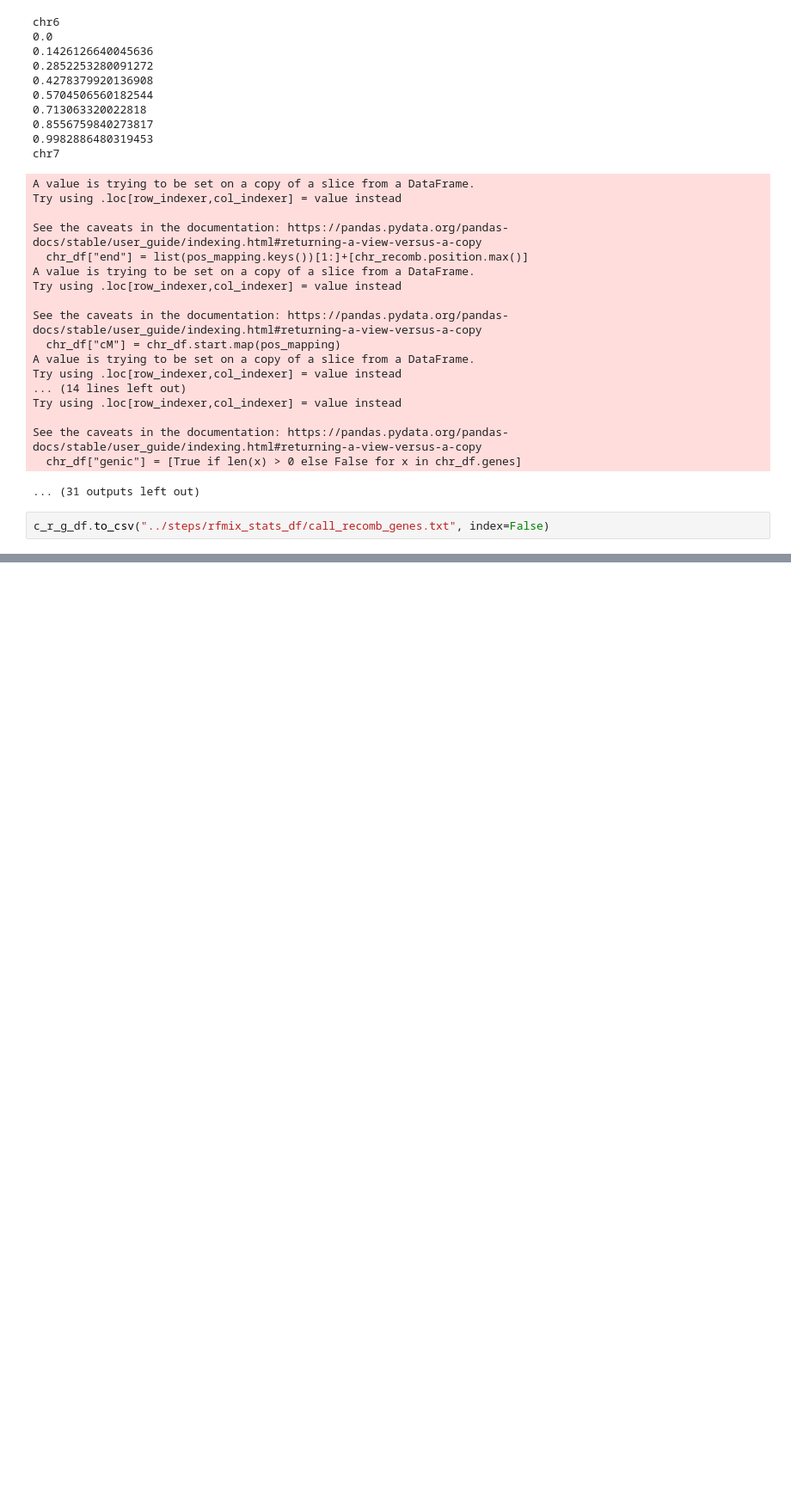
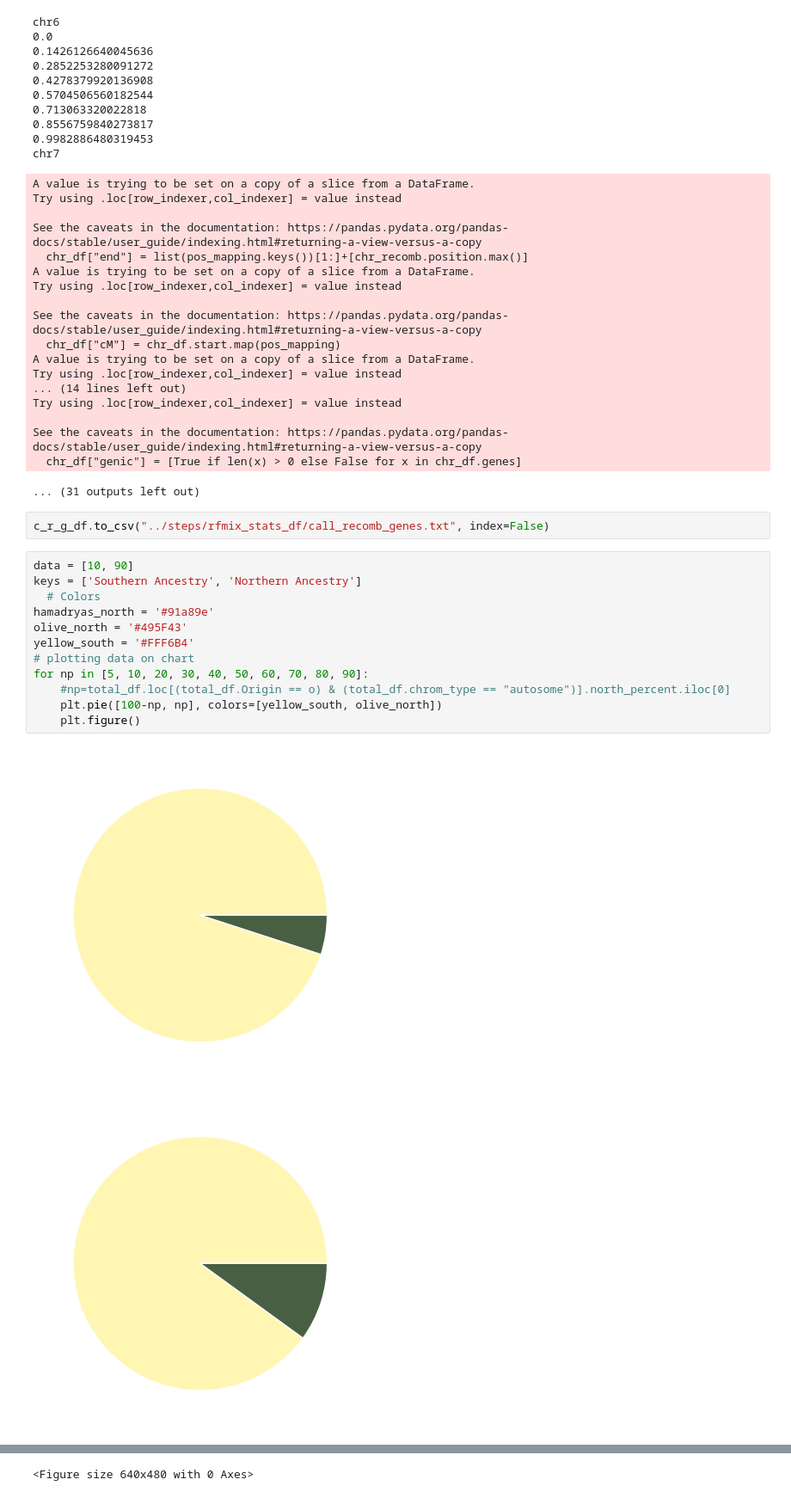
Before and after one commit to erikfogh/admixture_baboons, a Jupyter notebook: review_notebooks/rfmix02_stats_setup.ipynb, the cells around one changed output, grey strips where cells are left out. Shown at 86% size. Cells and saved outputs as stored; diff of their text form; blank space fills up the shorter version.

```diff
--- a/review_notebooks/rfmix02_stats_setup.ipynb
+++ b/review_notebooks/rfmix02_stats_setup.ipynb
@@ -267,3 +267,18 @@ See the caveats in the documentation: https://pandas.pydata.org/pandas-docs/stab
 ... (31 outputs left out)
 # %%
 c_r_g_df.to_csv("../steps/rfmix_stats_df/call_recomb_genes.txt", index=False)
+# %%
+data = [10, 90]
+keys = ['Southern Ancestry', 'Northern Ancestry']
+  # Colors
+hamadryas_north = '#91a89e'
+olive_north = '#495F43'
+yellow_south = '#FFF6B4'
+# plotting data on chart
+for np in [5, 10, 20, 30, 40, 50, 60, 70, 80, 90]:
+    #np=total_df.loc[(total_df.Origin == o) & (total_df.chrom_type == "autosome")].north_percent.iloc[0]
+    plt.pie([100-np, np], colors=[yellow_south, olive_north])
+    plt.figure()
+# %% [output]
+[figure, added]
+[figure, added]
@@ -269,0 +293 @@ c_r_g_df.to_csv("../steps/rfmix_stats_df/call_recomb_genes.txt", index=False)
+<Figure size 640x480 with 0 Axes>
```
Also changed, not shown: parts of 1 cell of this notebook, 7 other files.
